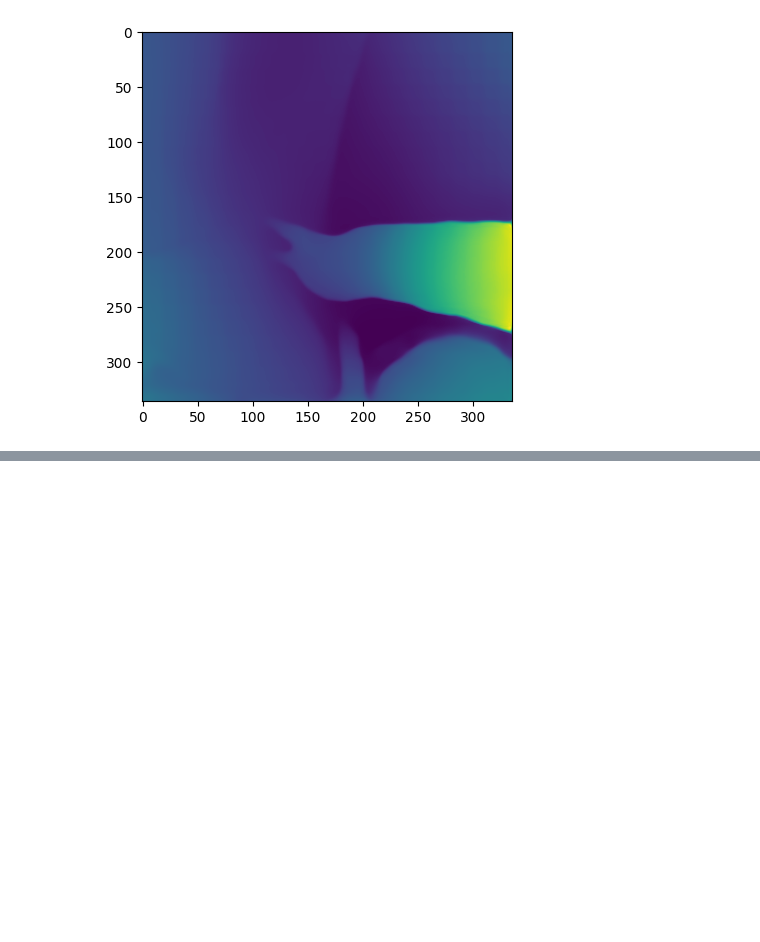
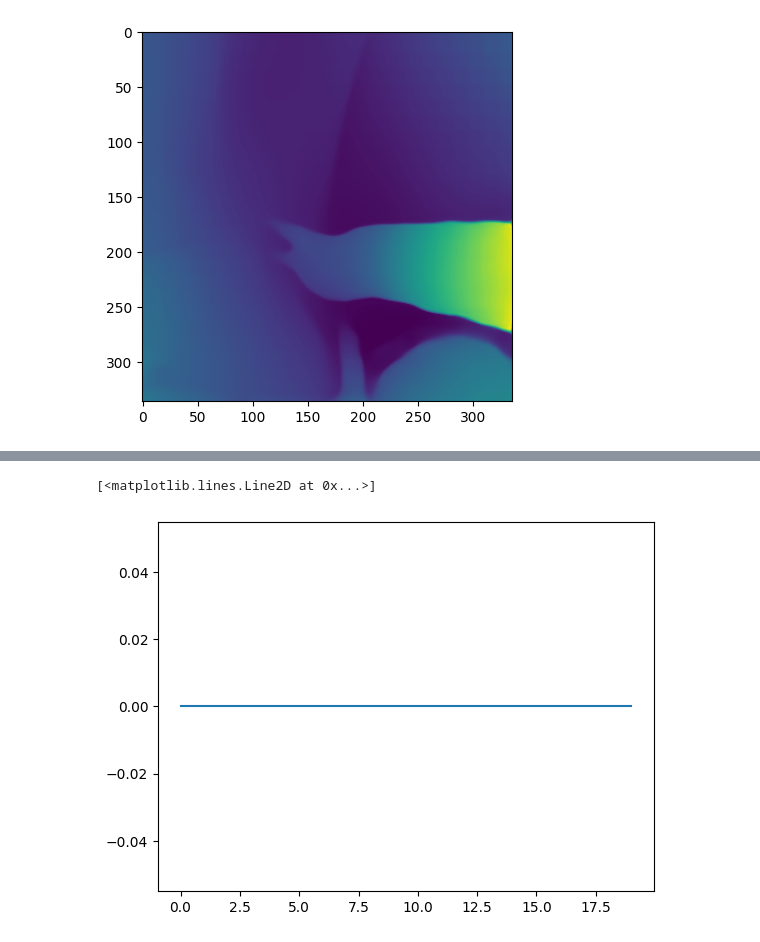
Before and after one commit to nasrelkad/SurgeSplam_deformation, a Jupyter notebook: test_grn.ipynb, the cells around one changed output, grey strips where cells are left out. Saved outputs shown, nothing was run; the diff lists cells and outputs as text; code cells hidden in the pictures; blank space fills up the shorter version.

Commit message:
first deformation implementation (still buggy)

```diff
--- a/test_grn.ipynb
+++ b/test_grn.ipynb
@@ -914,0 +930,5 @@ plt.imshow(pred_disp.squeeze().cpu().detach())
+# %%
+import numpy as np
+params = np.load('/media/thesis_ssd/code/EndoGSLAM/EndoGSLAM/experiments/SCARED/dataset_5/keyframe_4/params.npz')
+for k in params.keys():
+    print(k)
@@ -914,0 +953,16 @@ plt.imshow(pred_disp.squeeze().cpu().detach())
+# %%
+weights = torch.tensor(params['deform_weights'])
+biases =    torch.tensor(params['deform_biases'])
+stds =      torch.tensor(params['deform_stds'])
+
+deforms = []
+deformsx1 = []
+for time in range(20):
+    deform = torch.sum(weights*torch.exp(-1/(2*stds**2)*(time-biases)**2),1)
+    deforms.append(deform) # Nx10 gaussians deformations
+    deformsx1.append(deform[0,0])
+# %%
+plt.plot([deforms[idx][0,0] for idx in range(len(deforms))])
+# %% [output]
+[<matplotlib.lines.Line2D at 0x...>]
+[figure, added]
```
Also changed, not shown: parts of 6 cells of this notebook, 5 other files.
